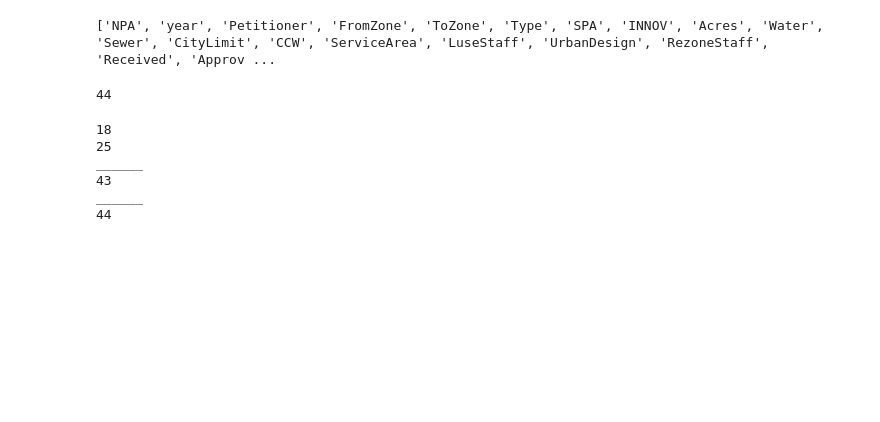
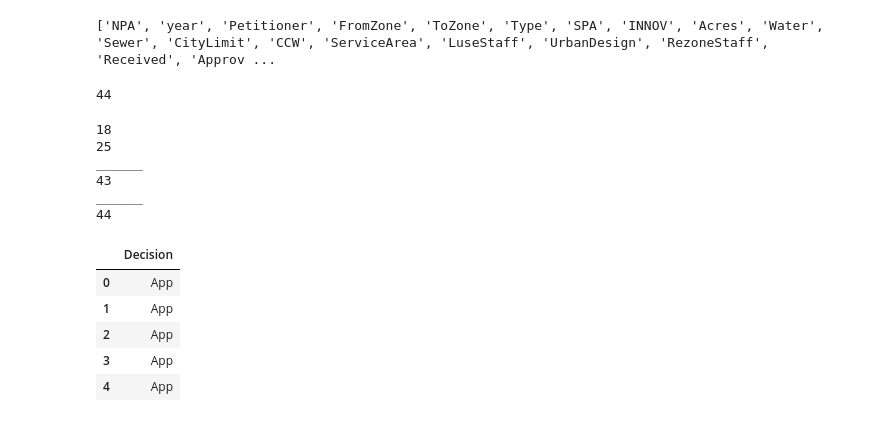
Before and after one commit to lmstevens/charlotte_rezoning_model, a Jupyter notebook: SMOTE MACHINE LEARNING MODEL.ipynb, the cells around one changed output. Saved outputs shown, nothing was run; the diff lists cells and outputs as text; code cells hidden in the pictures; blank space fills up the shorter version.

```diff
--- a/SMOTE MACHINE LEARNING MODEL.ipynb
+++ b/SMOTE MACHINE LEARNING MODEL.ipynb
@@ -14,3 +28,0 @@ clean_df = pd.read_csv('Resources/Final_Clean.csv')
-# %%
-clean_df.head()
-clean_df = clean_df.drop(columns=['Unnamed: 0','Unnamed: 0.1'])
@@ -79,5 +101,12 @@ ______
 44
 # %%
 y = clean_df[['Decision']]
-y.fillna("UKN", inplace=True)
+y.head()
+# %% [output]
+|  | Decision |
+| 0 | App |
+| 1 | App |
+| 2 | App |
+| 3 | App |
+| 4 | App |
 # %%
```
Also changed, not shown: parts of 20 cells of this notebook.
